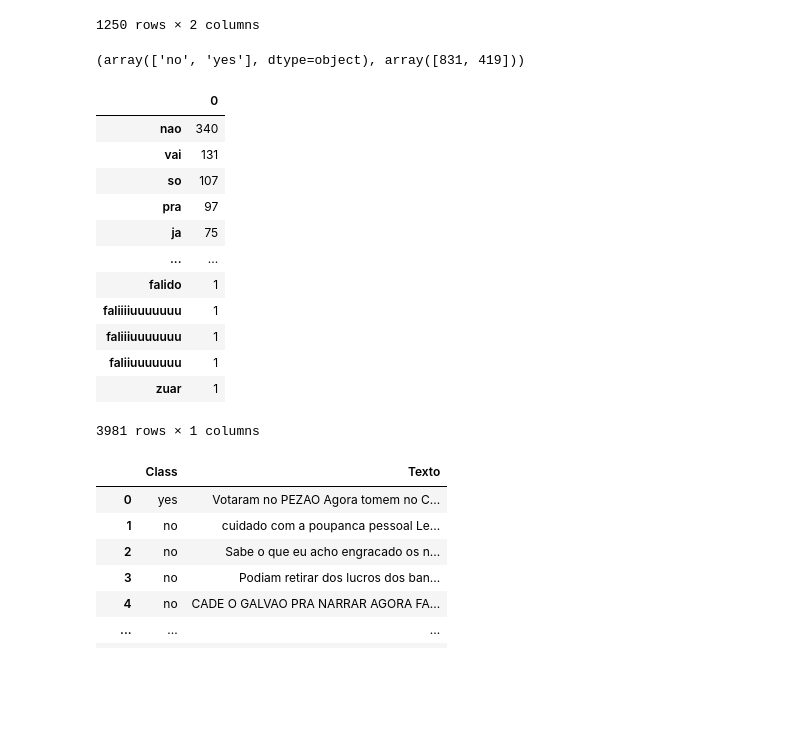
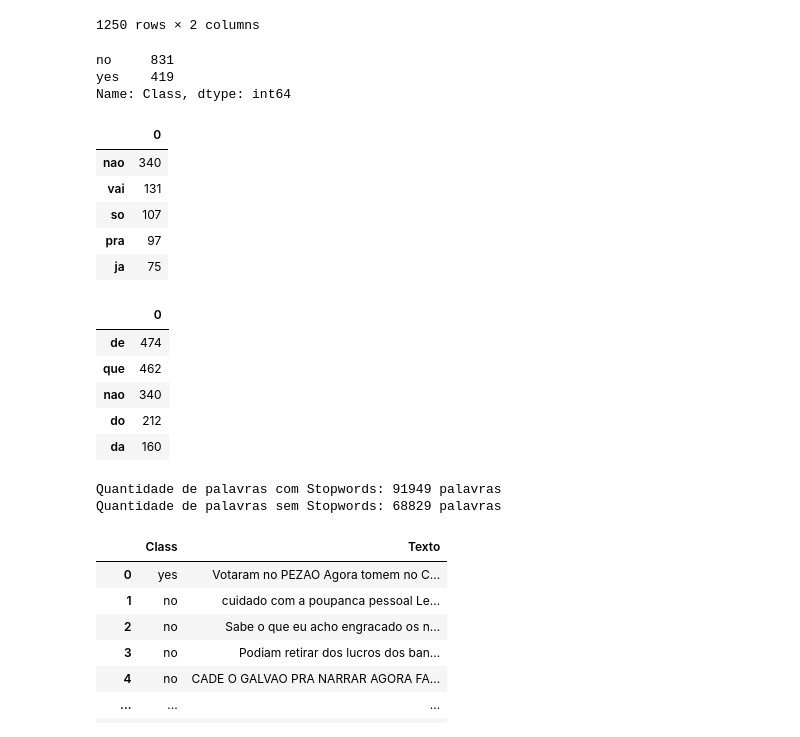
Before and after one commit to GGMmattos/Modelo-de-Deteccao-de-Linguagem-Ofensiva, a Jupyter notebook: PIC_Construção_de_modelos_de_detecção_automática_de_linguagem_ofensiva_e_ou_de_ódio_em_língua_portuguesa_.ipynb, the cells around one changed output. Saved outputs shown, nothing was run; the diff lists cells and outputs as text; code cells hidden in the pictures; blank space fills up the shorter version.

```diff
--- a/PIC_Construção_de_modelos_de_detecção_automática_de_linguagem_ofensiva_e_ou_de_ódio_em_língua_portuguesa_.ipynb
+++ b/PIC_Construção_de_modelos_de_detecção_automática_de_linguagem_ofensiva_e_ou_de_ódio_em_língua_portuguesa_.ipynb
@@ -292,7 +317,6 @@ for words in base_hatebr ['instagram_comments']:
   only_latters =re.sub("[^a-zA-Z]", " ", words) # somente letras
   tokens = nltk.word_tokenize(only_latters) # tokenize the sentence
   lower_case = [l.lower() for l in tokens] # converter all letters to low case
-  stop = ['user', 'rt', 'https']
   filtered_result = list(filter(lambda l: l not in stop_words and  l not in stop, lower_case)) # Remove stopwords from the comments
   comments.append(' '.join(filtered_result))
 # %%
@@ -337,9 +387,12 @@ base_offcombr2
 | 1249 | yes | Espera essa neve derreter e usa e... |
 1250 rows × 2 columns
 # %%
-np.unique(base_offcombr2['Class'], return_counts= True)
+# np.unique(base_offcombr2['Class'], return_counts= True)
+base_offcombr2['Class'].value_counts()
 # %% [output]
-(array(['no', 'yes'], dtype=object), array([831, 419]))
+no     831
+yes    419
+Name: Class, dtype: int64
 # %%
 comments = []
 stop_words = set(stopwords.words('portuguese')) #setando o banco de stopwords em PT-BR
@@ -348,7 +401,6 @@ for words in base_offcombr2 ['Texto']:
   only_latters =re.sub("[^a-zA-Z]", " ", words) # somente letras
   tokens = nltk.word_tokenize(only_latters) # tokenize the sentence
   lower_case = [l.lower() for l in tokens] # converter all letters to low case
-  stop = ['user', 'rt', 'https']
   filtered_result = list(filter(lambda l: l not in stop_words and  l not in stop, lower_case)) # Remove stopwords from the comments
   comments.append(' '.join(filtered_result))
 # %%
@@ -357,18 +409,11 @@ co = CountVectorizer(ngram_range=(1,1))
 count = co.fit_transform(comments)
 important_unigrams =pd.DataFrame(count.sum(axis=0), columns=co.get_feature_names()).T.sort_values(0, ascending = False)
 # %%
-important_unigrams
+important_unigrams[:5]
 # %% [output]
 |  | 0 |
 | nao | 340 |
 | vai | 131 |
 | so | 107 |
 | pra | 97 |
 | ja | 75 |
-| ... | ... |
-| falido | 1 |
-| faliiiiuuuuuuu | 1 |
-| faliiiuuuuuuu | 1 |
-| faliiuuuuuuu | 1 |
-| zuar | 1 |
-3981 rows × 1 columns
@@ -375,3 +425,28 @@ important_unigrams
+# %%
+important_unigrams[:5]
+# %% [output]
+|  | 0 |
+| de | 474 |
+| que | 462 |
+| nao | 340 |
+| do | 212 |
+| da | 160 |
+# %%
+i = 0
+for texto in comments:
+  for palavras in texto:
+      i = i + 1
+
+k = 0
+for texto in base_offcombr2 ['Texto']:
+  for palavras in texto:
+      k = k + 1
+
+print(f'Quantidade de palavras com Stopwords: {k} palavras')
+print(f'Quantidade de palavras sem Stopwords: {i} palavras')
+# %% [output]
+Quantidade de palavras com Stopwords: 91949 palavras
+Quantidade de palavras sem Stopwords: 68829 palavras
 # %%
 base_offcombr3 = pd.read_csv('/content/drive/MyDrive/Dataset/OffComBR3.csv')
 # %%
```
Also changed, not shown: parts of 38 cells of this notebook.
